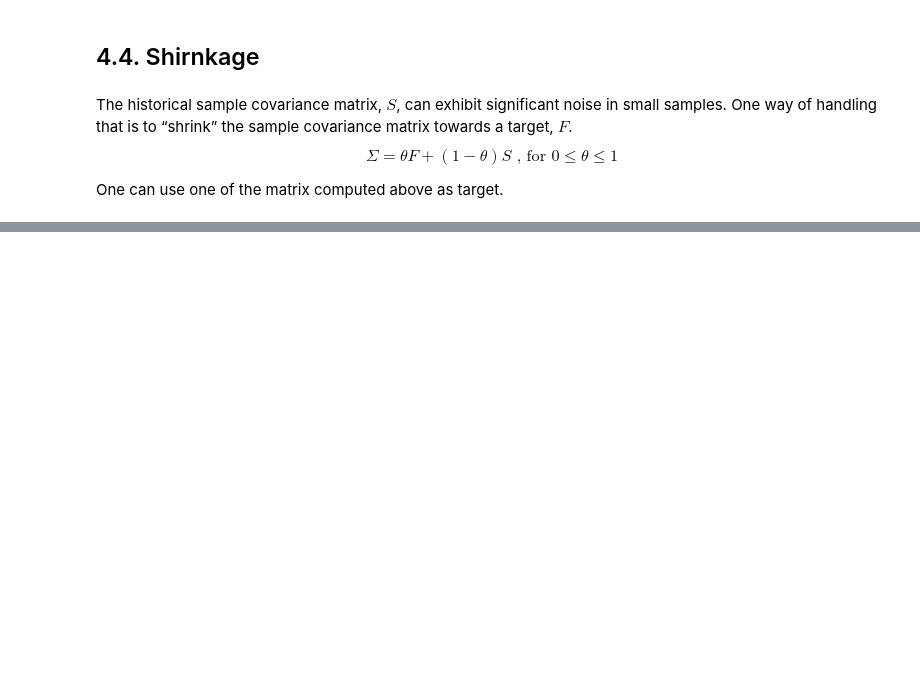
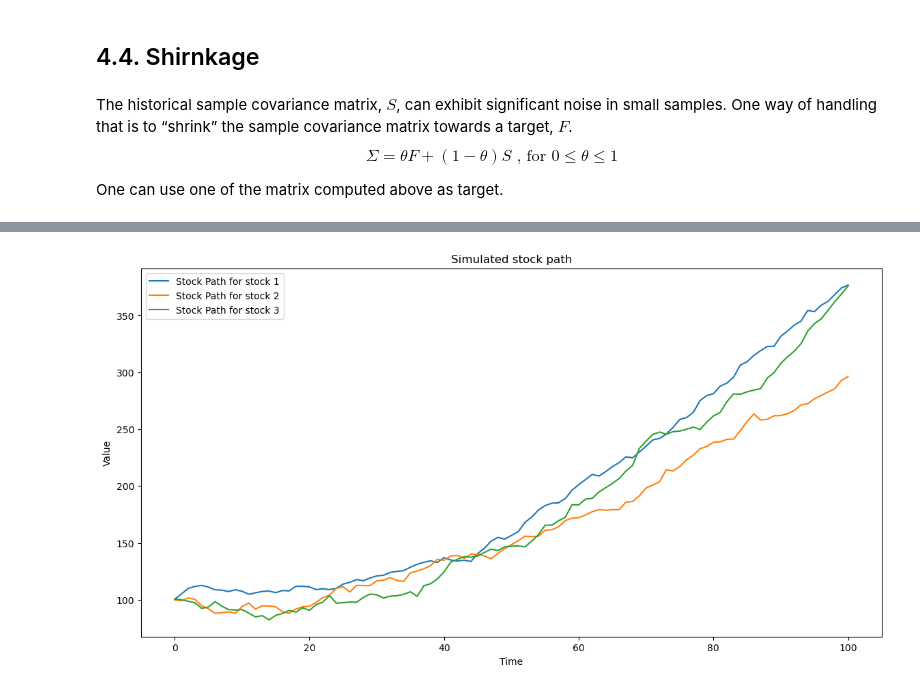
Before and after one commit to jacoporauseo/TheoryofFinanceHSG, a Jupyter notebook: 04. Betas and Covariances.ipynb, the cells around one changed output, grey strips where cells are left out. Saved outputs shown, nothing was run; the diff lists cells and outputs as text; code cells hidden in the pictures; blank space fills up the shorter version.

```diff
--- a/04. Betas and Covariances.ipynb
+++ b/04. Betas and Covariances.ipynb
@@ -7,13 +7,13 @@ import numpy as np
 import matplotlib.pyplot as plt
 import pandas as pd
 
-x    = pd.read_csv("FFmFactorsPs.csv")
+x    = pd.read_csv("Data/FFmFactorsPs.csv")
 Rme  = x.iloc[:,1]                #market excess return
 RSMB = x.iloc[:,2]                #small minus big firms
 RHML = x.iloc[:,3]                #high minus low book-to-market ratio
 Rf   = x.iloc[:,4]                #interest rate
 
-x  = pd.read_csv("FF25Ps.csv", header = None)
+x  = pd.read_csv("Data/FF25Ps.csv", header = None)
 # Returns for 25 FF portfolios
 R  = x.iloc[:,1:]
 for col in R.columns:
@@ -218,0 +226,25 @@ Cov matrix (Shrinked):
+# %%
+import matplotlib.pyplot as plt
+
+np.random.seed(42)
+
+# simulate stock path
+x_0 = 100 + np.random.normal(0,1,3)
+T = 100 + 1
+X = np.zeros((T,3))
+X[0] = x_0
+
+for t in range(1,X.shape[0]):
+    X[t] = X[t-1] + t*0.05 + np.random.normal(0,3,3)
+
+
+plt.figure(figsize=(14,7))
+for n in range(X.shape[1]):
+    plt.plot(X[:,n], label = f"Stock Path for stock {n+1}")
+plt.title("Simulated stock path")
+plt.ylabel("Value")
+plt.xlabel("Time")
+plt.legend()
+plt.show()
+# %% [output]
+[figure, added]
```
Also changed, not shown: parts of 5 cells of this notebook, 4 other files.
